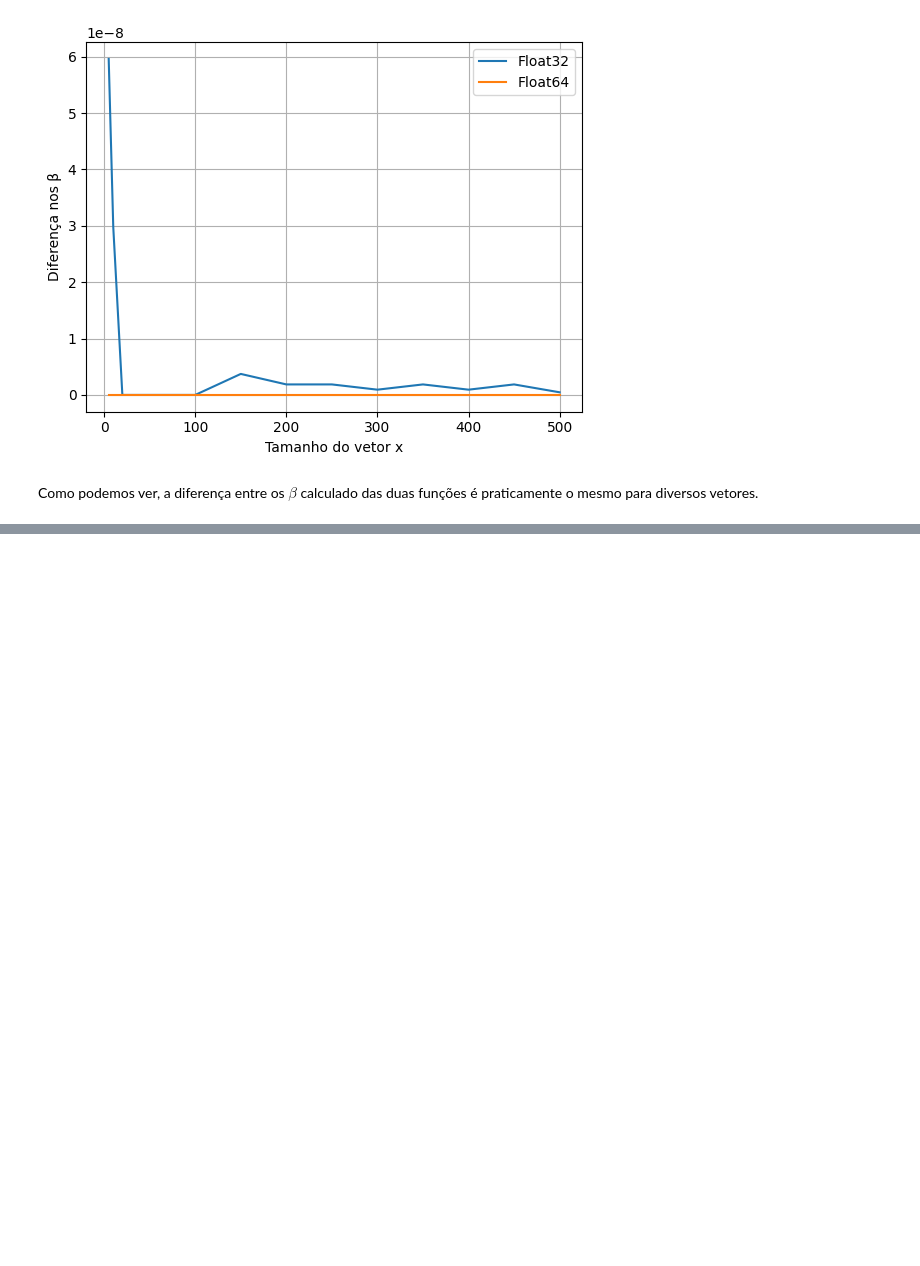
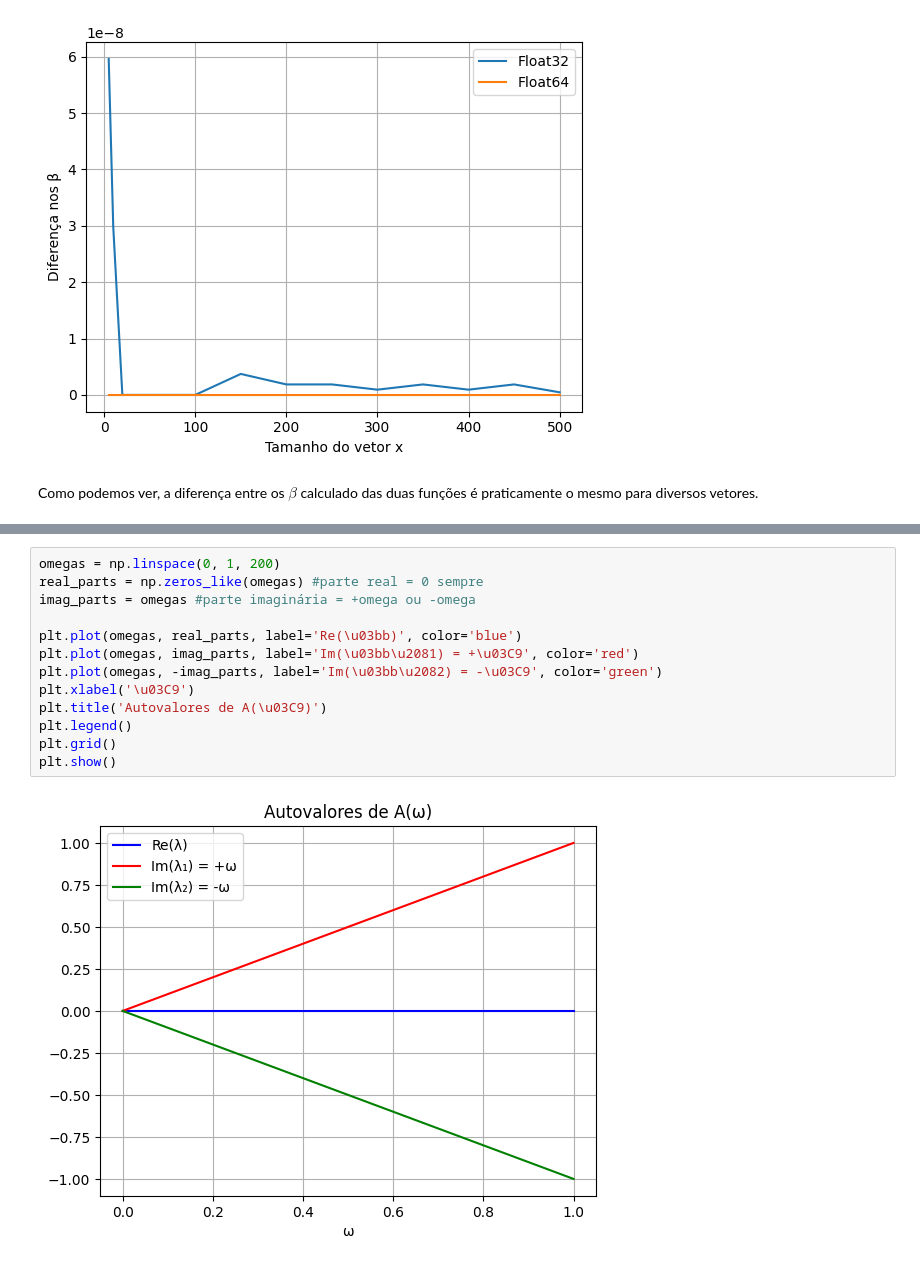
Before and after one commit to LuisTeodoroFonseca/Projeto4_ALN, a Jupyter notebook: projeto4.ipynb, the cells around one changed output, grey strips where cells are left out. Cells and saved outputs as stored; diff of their text form; blank space fills up the shorter version.

```diff
--- a/projeto4.ipynb
+++ b/projeto4.ipynb
@@ -204,0 +216,15 @@ Como podemos ver, a diferença entre os $\beta$ calculado das duas funções é
+# %%
+omegas = np.linspace(0, 1, 200)
+real_parts = np.zeros_like(omegas) #parte real = 0 sempre
+imag_parts = omegas #parte imaginária = +omega ou -omega
+
+plt.plot(omegas, real_parts, label='Re(\u03bb)', color='blue')
+plt.plot(omegas, imag_parts, label='Im(\u03bb\u2081) = +\u03C9', color='red')
+plt.plot(omegas, -imag_parts, label='Im(\u03bb\u2082) = -\u03C9', color='green')
+plt.xlabel('\u03C9')
+plt.title('Autovalores de A(\u03C9)')
+plt.legend()
+plt.grid()
+plt.show()
+# %% [output]
+[figure, added]
```
Also changed, not shown: parts of 8 cells of this notebook.
